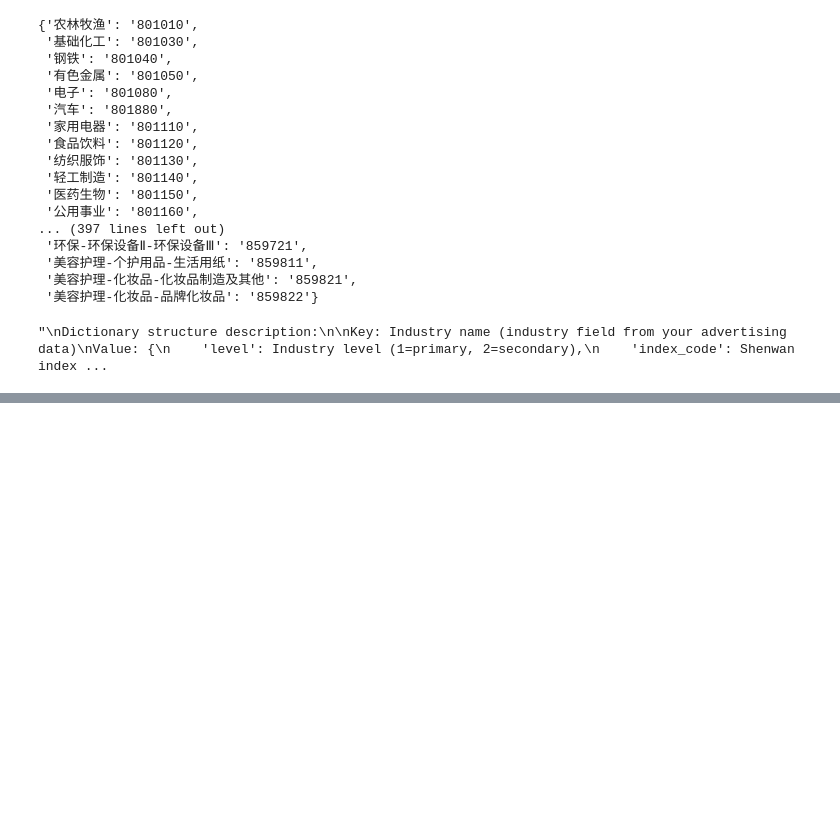
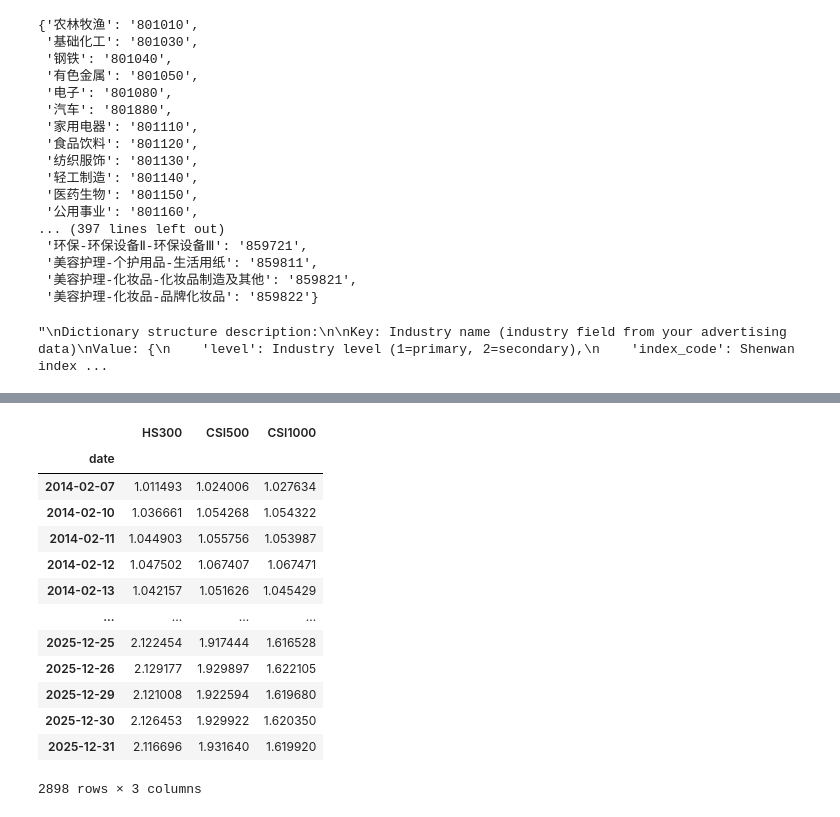
Before and after one commit to OddMiss/RMRB-Advertisement-Analysis, a Jupyter notebook: RMRBCore/Industry-ETF-Data.ipynb, the cells around one changed output, grey strips where cells are left out. Saved outputs shown, nothing was run; the diff lists cells and outputs as text; code cells hidden in the pictures; blank space fills up the shorter version.

```diff
--- a/RMRBCore/Industry-ETF-Data.ipynb
+++ b/RMRBCore/Industry-ETF-Data.ipynb
@@ -639,0 +764,17 @@ Download_SW_Index_Data(etf_folder_path=ETF_DATA_PATH, sector_code_dict=SW_SECTOR
+# %%
+benchmark_pnl_all_df
+# %% [output]
+|  | HS300 | CSI500 | CSI1000 |
+| date |  |  |  |
+| 2014-02-07 | 1.011493 | 1.024006 | 1.027634 |
+| 2014-02-10 | 1.036661 | 1.054268 | 1.054322 |
+| 2014-02-11 | 1.044903 | 1.055756 | 1.053987 |
+| 2014-02-12 | 1.047502 | 1.067407 | 1.067471 |
+| 2014-02-13 | 1.042157 | 1.051626 | 1.045429 |
+| ... | ... | ... | ... |
+| 2025-12-25 | 2.122454 | 1.917444 | 1.616528 |
+| 2025-12-26 | 2.129177 | 1.929897 | 1.622105 |
+| 2025-12-29 | 2.121008 | 1.922594 | 1.619680 |
+| 2025-12-30 | 2.126453 | 1.929922 | 1.620350 |
+| 2025-12-31 | 2.116696 | 1.931640 | 1.619920 |
+2898 rows × 3 columns
```
Also changed, not shown: parts of 8 cells of this notebook, 19 other files.
